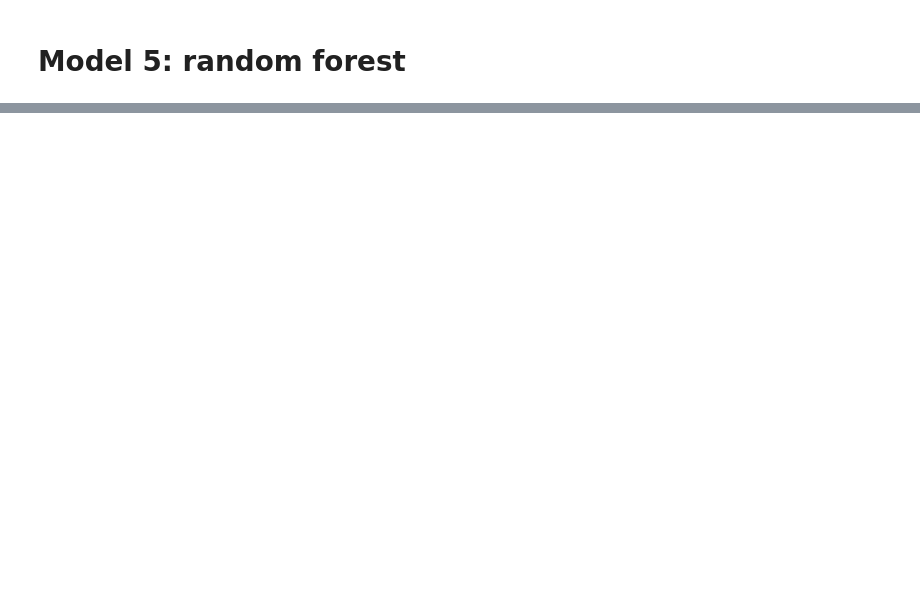
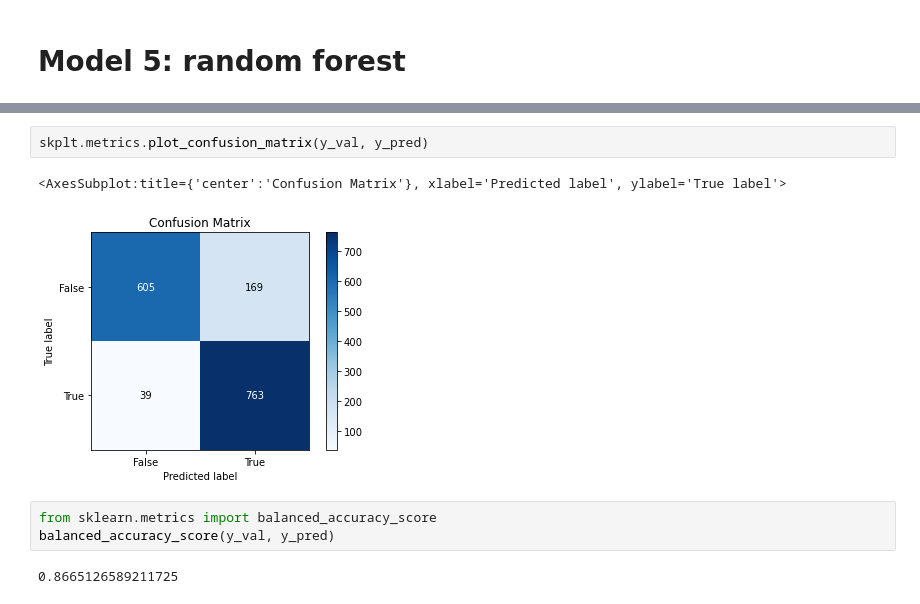
Before and after one commit to kashishverma10/neo_classification, a Jupyter notebook: NASA.ipynb, the cells around one changed output, grey strips where cells are left out. Saved outputs shown, nothing was run; the diff lists cells and outputs as text; blank space fills up the shorter version.

```diff
--- a/NASA.ipynb
+++ b/NASA.ipynb
@@ -418,3 +428,13 @@ print(accuracy_score(y_val, y_pred))
+# %%
+skplt.metrics.plot_confusion_matrix(y_val, y_pred)
+# %% [output]
+<AxesSubplot:title={'center':'Confusion Matrix'}, xlabel='Predicted label', ylabel='True label'>
+[figure, added]
+# %%
+from sklearn.metrics import balanced_accuracy_score
+balanced_accuracy_score(y_val, y_pred)
+# %% [output]
+0.8665126589211725
 # %%
 # assigning column names to variable 'feature_names'
 feature_names = X.columns
```
Also changed, not shown: parts of 40 cells of this notebook, 1 other file.
